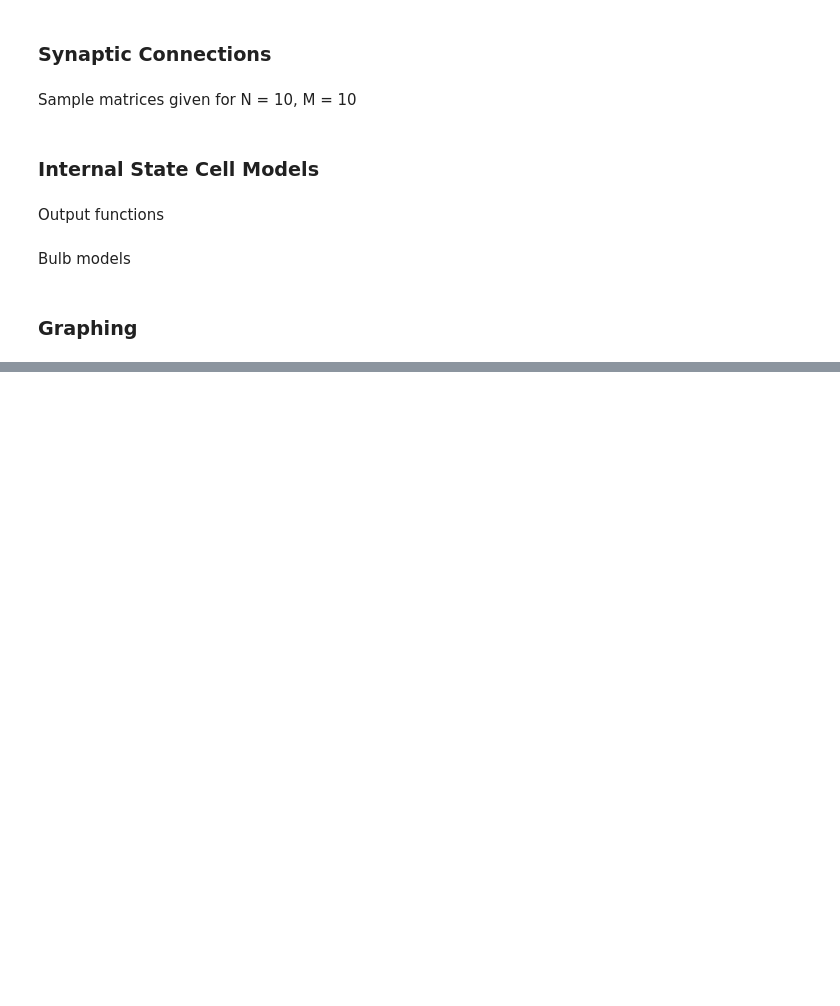
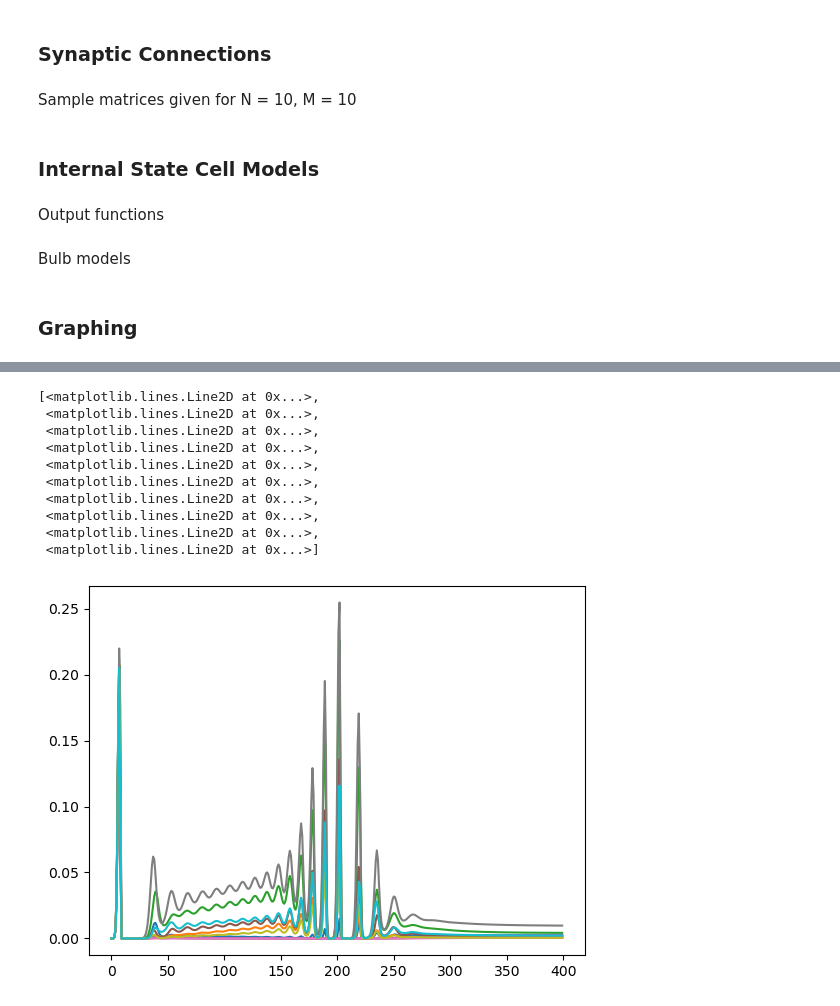
Before and after one commit to jhsieh731/23_research, a Jupyter notebook: 1989_Li.ipynb, the cells around one changed output, grey strips where cells are left out. Saved outputs shown, nothing was run; the diff lists cells and outputs as text; code cells hidden in the pictures; blank space fills up the shorter version.

```diff
--- a/1989_Li.ipynb
+++ b/1989_Li.ipynb
@@ -171,0 +172,14 @@ Text(0.5, 0.98, 'Granule Cell Output')
+# %%
+plt.plot(generate_xy(1, 0.1)[0])
+# %% [output]
+[<matplotlib.lines.Line2D at 0x...>,
+ <matplotlib.lines.Line2D at 0x...>,
+ <matplotlib.lines.Line2D at 0x...>,
+ <matplotlib.lines.Line2D at 0x...>,
+ <matplotlib.lines.Line2D at 0x...>,
+ <matplotlib.lines.Line2D at 0x...>,
+ <matplotlib.lines.Line2D at 0x...>,
+ <matplotlib.lines.Line2D at 0x...>,
+ <matplotlib.lines.Line2D at 0x...>,
+ <matplotlib.lines.Line2D at 0x...>]
+[figure, added]
```
Also changed, not shown: parts of 3 cells of this notebook.
